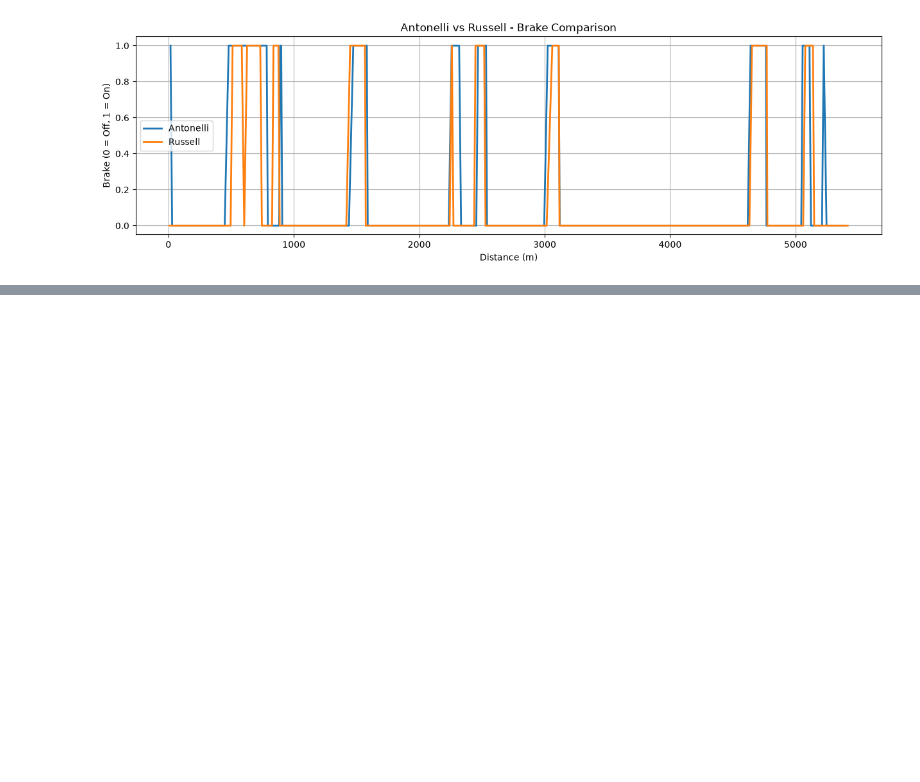
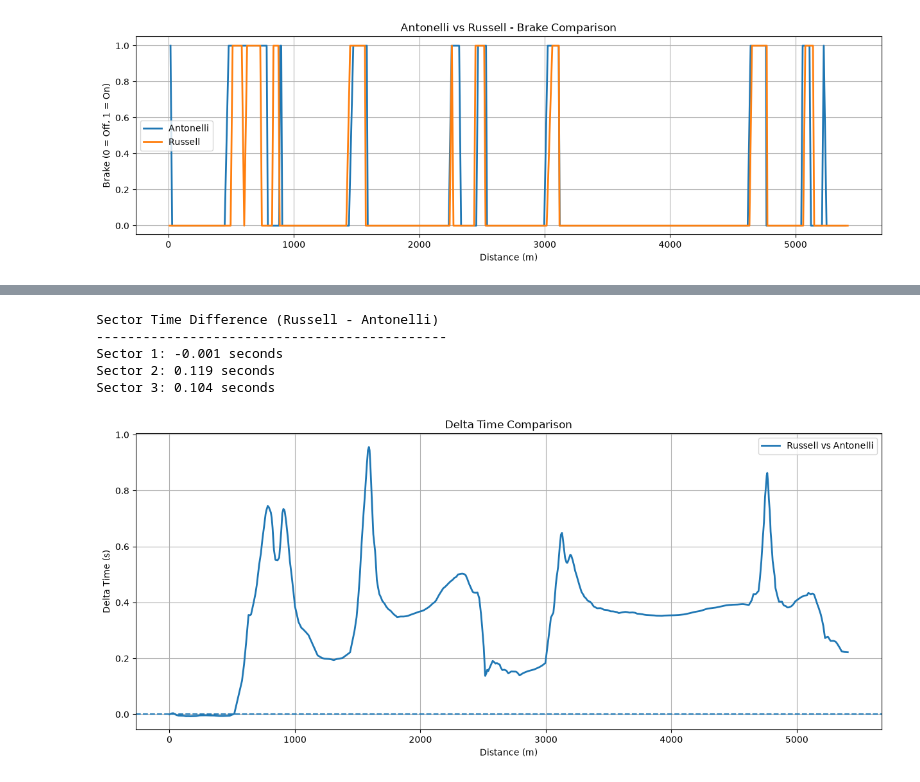
Before and after one commit to ishikajena1509/F1-Telemetry-Analysis, a Jupyter notebook: notebooks/02_china_2026_qualifying_analysis.ipynb.ipynb, the cells around one changed output, grey strips where cells are left out. Saved outputs shown, nothing was run; the diff lists cells and outputs as text; code cells hidden in the pictures; blank space fills up the shorter version.

Commit message:
Day 6: Added sector and delta time analysis

```diff
--- a/notebooks/02_china_2026_qualifying_analysis.ipynb.ipynb
+++ b/notebooks/02_china_2026_qualifying_analysis.ipynb.ipynb
@@ -733,0 +769,13 @@ plt.show()
+# %%
+print("Sector Time Difference (Russell - Antonelli)")
+print("-" * 45)
+
+print("Sector 1:", round(r_s1 - a_s1, 3), "seconds")
+print("Sector 2:", round(r_s2 - a_s2, 3), "seconds")
+print("Sector 3:", round(r_s3 - a_s3, 3), "seconds")
+# %% [output]
+Sector Time Difference (Russell - Antonelli)
+---------------------------------------------
+Sector 1: -0.001 seconds
+Sector 2: 0.119 seconds
+Sector 3: 0.104 seconds
@@ -733,0 +785,26 @@ plt.show()
+# %%
+delta, ref_tel, compare_tel = delta_time(
+    antonelli_fastest,
+    russell_fastest
+)
+# %%
+plt.figure(figsize=(15,6))
+
+plt.plot(
+    ref_tel["Distance"],
+    delta,
+    linewidth=2,
+    label="Russell vs Antonelli"
+)
+
+plt.axhline(0, linestyle="--")
+
+plt.title("Delta Time Comparison")
+plt.xlabel("Distance (m)")
+plt.ylabel("Delta Time (s)")
+plt.grid()
+plt.legend()
+
+plt.show()
+# %% [output]
+[figure, added]
```
Also changed, not shown: parts of 3 cells of this notebook, 2 other files.
